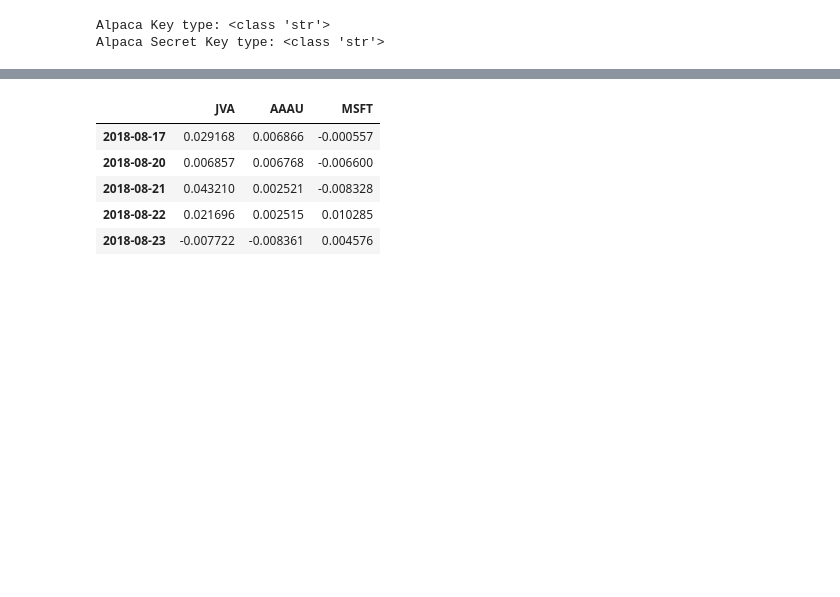
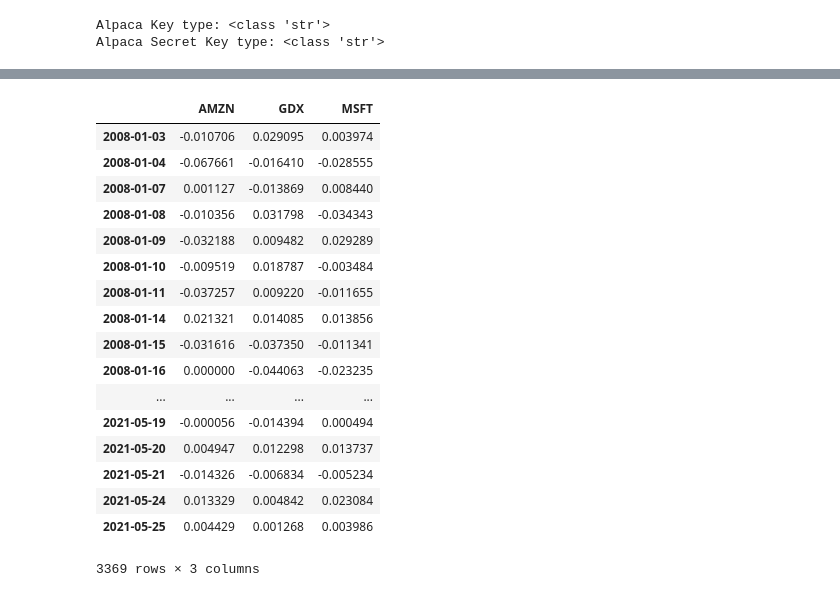
Before and after one commit to HeimmerTime/Project_1, a Jupyter notebook: eric_data.ipynb, the cells around one changed output, grey strips where cells are left out. Cells and saved outputs as stored; diff of their text form; code cells hidden in the pictures; blank space fills up the shorter version.

```diff
--- a/eric_data.ipynb
+++ b/eric_data.ipynb
@@ -59,4 +204,22 @@ df_portfolio
 # %%
+# Set the tickers
+tickers5 = ["GDX", "AMZN", "MSFT"]
+
+# Set timeframe to one day ('1D') for the Alpaca API
+timeframe5 = "1D"
+
 # Format start and end dates as ISO format for one year period
-start = pd.Timestamp("2018-07-14", tz="America/New_York").isoformat()
-end = pd.Timestamp("2021-07-14", tz="America/New_York").isoformat()
+start_date5 = pd.Timestamp("2017-06-01", tz="America/New_York").isoformat()
+end_date5 = pd.Timestamp("2021-05-25", tz="America/New_York").isoformat()
+
+# Get closing prices for FB and TWTR from the last year
+df_portfolio_year5 = alpaca.get_barset(
+    tickers5,
+    timeframe5,
+    start = start_date5,
+    end = end_date5,
+    limit = 1000
+).df
+
+# Display sample data
+df_portfolio_year5
@@ -104,0 +247,4 @@ df_portfolio_year.tail(10)
+# %%
+# Create and empty DataFrame for closing prices
+df_portfolio = pd.concat([df_portfolio_year1, df_portfolio_year2, df_portfolio_year3, df_portfolio_year4, df_portfolio_year5], axis="rows", join="outer")
+df_portfolio
@@ -105,15 +272,15 @@ df_portfolio_year.tail(10)
 # %%
-# Create and empty DataFrame for closing prices
+# Create an empty DataFrame for closing prices
 df_closing_prices = pd.DataFrame()
 
-# Fetch the closing prices of FB and TWTR
-df_closing_prices["JVA"] = df_portfolio_year["JVA"]["close"]
-df_closing_prices["AAAU"] = df_portfolio_year["AAAU"]["close"]
-df_closing_prices["MSFT"] = df_portfolio_year["MSFT"]["close"]
+df_closing_prices["AMZN"] = df_portfolio["AMZN"]["close"]
+df_closing_prices["GDX"] = df_portfolio["GDX"]["close"]
+df_closing_prices["MSFT"] = df_portfolio["MSFT"]["close"]
 
-# Drop the time component of the date
+
+#Drop the time component of the date
 df_closing_prices.index = df_closing_prices.index.date
 
-# Display sample data
-df_closing_prices.head(10)
+#display DataFrame
+df_closing_prices
 # %% [output]
@@ -131,15 +305,27 @@ df_closing_prices.head(10)
 # %%
 # Compute daily returns
 df_daily_returns = df_closing_prices.pct_change().dropna()
 
 # Display sample data
-df_daily_returns.index.rename()
+df_daily_returns
 # %% [output]
-|  | JVA | AAAU | MSFT |
-| 2018-08-17 | 0.029168 | 0.006866 | -0.000557 |
-| 2018-08-20 | 0.006857 | 0.006768 | -0.006600 |
-| 2018-08-21 | 0.043210 | 0.002521 | -0.008328 |
-| 2018-08-22 | 0.021696 | 0.002515 | 0.010285 |
-| 2018-08-23 | -0.007722 | -0.008361 | 0.004576 |
+|  | AMZN | GDX | MSFT |
+| 2008-01-03 | -0.010706 | 0.029095 | 0.003974 |
+| 2008-01-04 | -0.067661 | -0.016410 | -0.028555 |
+| 2008-01-07 | 0.001127 | -0.013869 | 0.008440 |
+| 2008-01-08 | -0.010356 | 0.031798 | -0.034343 |
+| 2008-01-09 | -0.032188 | 0.009482 | 0.029289 |
+| 2008-01-10 | -0.009519 | 0.018787 | -0.003484 |
+| 2008-01-11 | -0.037257 | 0.009220 | -0.011655 |
+| 2008-01-14 | 0.021321 | 0.014085 | 0.013856 |
+| 2008-01-15 | -0.031616 | -0.037350 | -0.011341 |
+| 2008-01-16 | 0.000000 | -0.044063 | -0.023235 |
+| ... | ... | ... | ... |
+| 2021-05-19 | -0.000056 | -0.014394 | 0.000494 |
+| 2021-05-20 | 0.004947 | 0.012298 | 0.013737 |
+| 2021-05-21 | -0.014326 | -0.006834 | -0.005234 |
+| 2021-05-24 | 0.013329 | 0.004842 | 0.023084 |
+| 2021-05-25 | 0.004429 | 0.001268 | 0.003986 |
+3369 rows × 3 columns
 # %%
 # Plot daily returns
```
Also changed, not shown: parts of 18 cells of this notebook, 2 other files.
